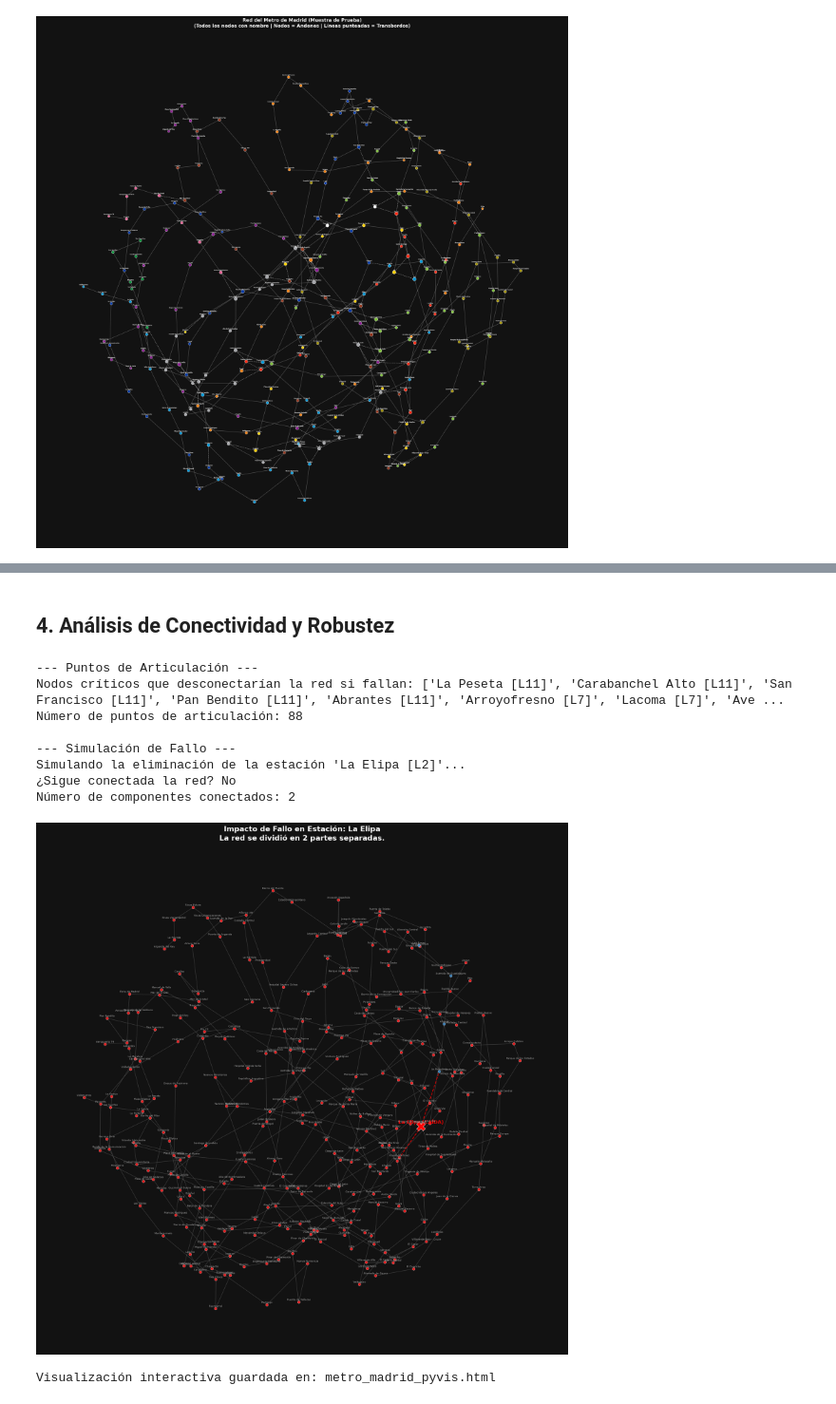
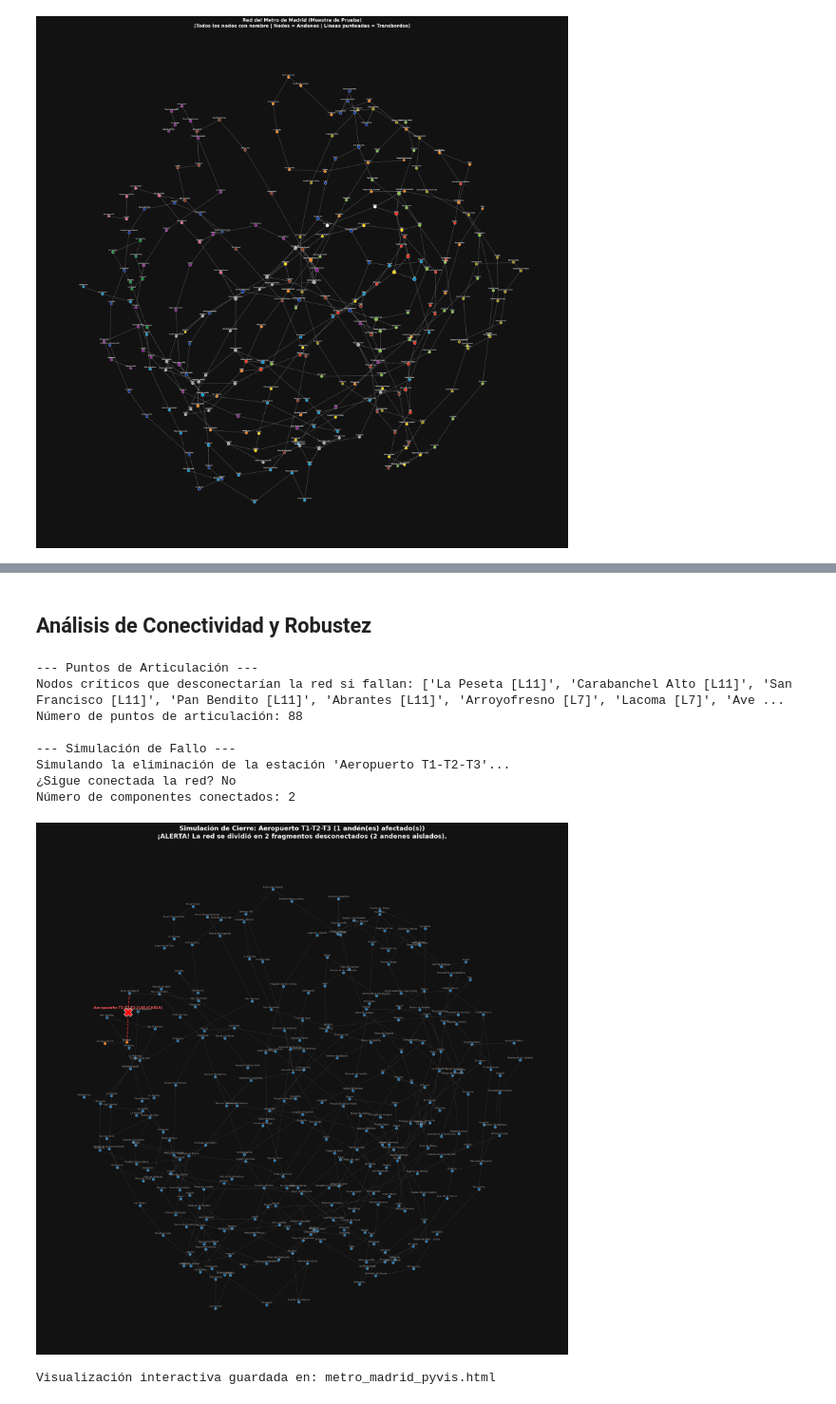
Before and after one commit to mathiaslozano1/metro_madrid, a Jupyter notebook: notebooks/Proyecto_Metro_Madrid.ipynb, the cells around one changed output, grey strips where cells are left out. Shown at 95% size. Drawn from its saved outputs; the diff is of its cells as text; code cells hidden in the pictures.

```diff
--- a/notebooks/Proyecto_Metro_Madrid.ipynb
+++ b/notebooks/Proyecto_Metro_Madrid.ipynb
@@ -95,35 +91,28 @@ Estaciones con mayor grado (top 3):
 # %% [markdown]
-## 4. Análisis de Conectividad y Robustez
+##  Análisis de Conectividad y Robustez
-# %%
-# 1. Análisis de estaciones críticas a nivel de red completa
-criticas = identify_critical_stations(G, top_n=5)
-print("--- Estaciones Físicas Críticas (Cierre Completo Desconecta la Red) ---")
-for c in criticas:
-    print(f"  - {c['estacion']} ({', '.join(c['lineas'])}): Divide la red en {c['num_components']} partes (Aísla {c['isolated_stations_count']} andenes)")
-
-# 2. Simulación de eliminación de estación completa (ej. 'Pueblo Nuevo' o 'Sol')
-print("\n--- Simulación de Cierre de Estación Completa ---")
-estacion_fallo = 'Pueblo Nuevo'  # Se puede ingresar el nombre de la estación completa o un andén
-resultado = simulate_node_removal(G, estacion_fallo)
-
-print(f"Simulando el cierre completo de: '{resultado['removed_station']}'")
-print(f"Andenes eliminados ({resultado['num_removed_nodes']}): {resultado['removed_nodes']}")
-print(f"¿Sigue conectada la red?: {'Sí' if resultado['is_connected'] else 'No'}")
-print(f"Número de fragmentos resultantes: {resultado['num_components']}")
-print(f"Tamaño de los componentes: {resultado['component_sizes']}")
-
-# Visualizar impacto del cierre en el mapa del metro
-plot_failed_station_matplotlib(G, estacion_fallo)
-# %% [output]
---- Puntos de Articulación ---
-Nodos críticos que desconectarían la red si fallan: ['La Peseta [L11]', 'Carabanchel Alto [L11]', 'San Francisco [L11]', 'Pan Bendito [L11]', 'Abrantes [L11]', 'Arroyofresno [L7]', 'Lacoma [L7]', 'Ave ...
-Número de puntos de articulación: 88
-
---- Simulación de Fallo ---
-Simulando la eliminación de la estación 'La Elipa [L2]'...
-¿Sigue conectada la red? No
-Número de componentes conectados: 2
-[figure, removed]
+# %%
+puntos_articulacion = identify_articulation_points(G)
+print("--- Puntos de Articulación ---")
+print(f"Nodos críticos que desconectarían la red si fallan: {puntos_articulacion}")
+print(f"Número de puntos de articulación: {len(puntos_articulacion)}")
+
+print("\n--- Simulación de Fallo ---")
+nodo_fallo = 'Aeropuerto T1-T2-T3'
+resultado = simulate_node_removal(G, nodo_fallo)
+print(f"Simulando la eliminación de la estación '{nodo_fallo}'...")
+print(f"¿Sigue conectada la red? {'Sí' if resultado['is_connected'] else 'No'}")
+print(f"Número de componentes conectados: {resultado['num_components']}")
+plot_failed_station_matplotlib(G, nodo_fallo)
+# %% [output]
+--- Puntos de Articulación ---
+Nodos críticos que desconectarían la red si fallan: ['La Peseta [L11]', 'Carabanchel Alto [L11]', 'San Francisco [L11]', 'Pan Bendito [L11]', 'Abrantes [L11]', 'Arroyofresno [L7]', 'Lacoma [L7]', 'Ave ...
+Número de puntos de articulación: 88
+
+--- Simulación de Fallo ---
+Simulando la eliminación de la estación 'Aeropuerto T1-T2-T3'...
+¿Sigue conectada la red? No
+Número de componentes conectados: 2
+[figure, added]
 # %%
 plot_graph_pyvis(G)
 # %% [output]
```
Also changed, not shown: parts of 8 cells of this notebook, 1 other file.
